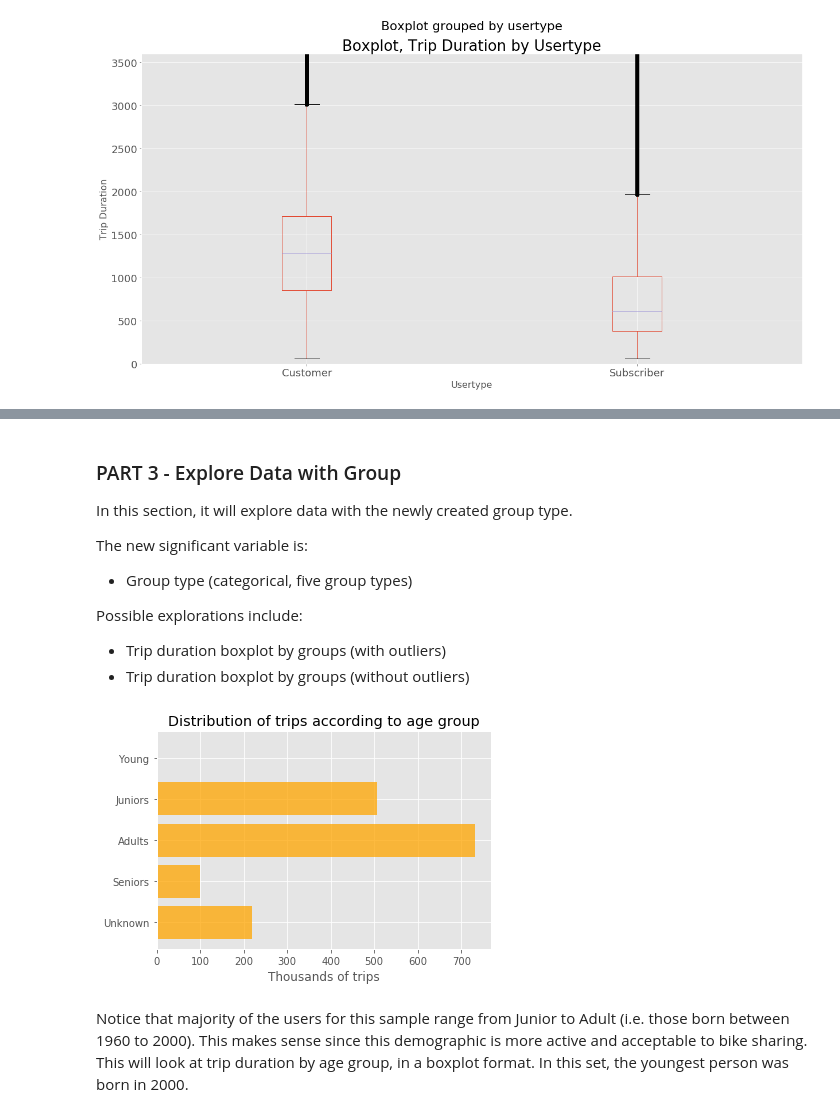
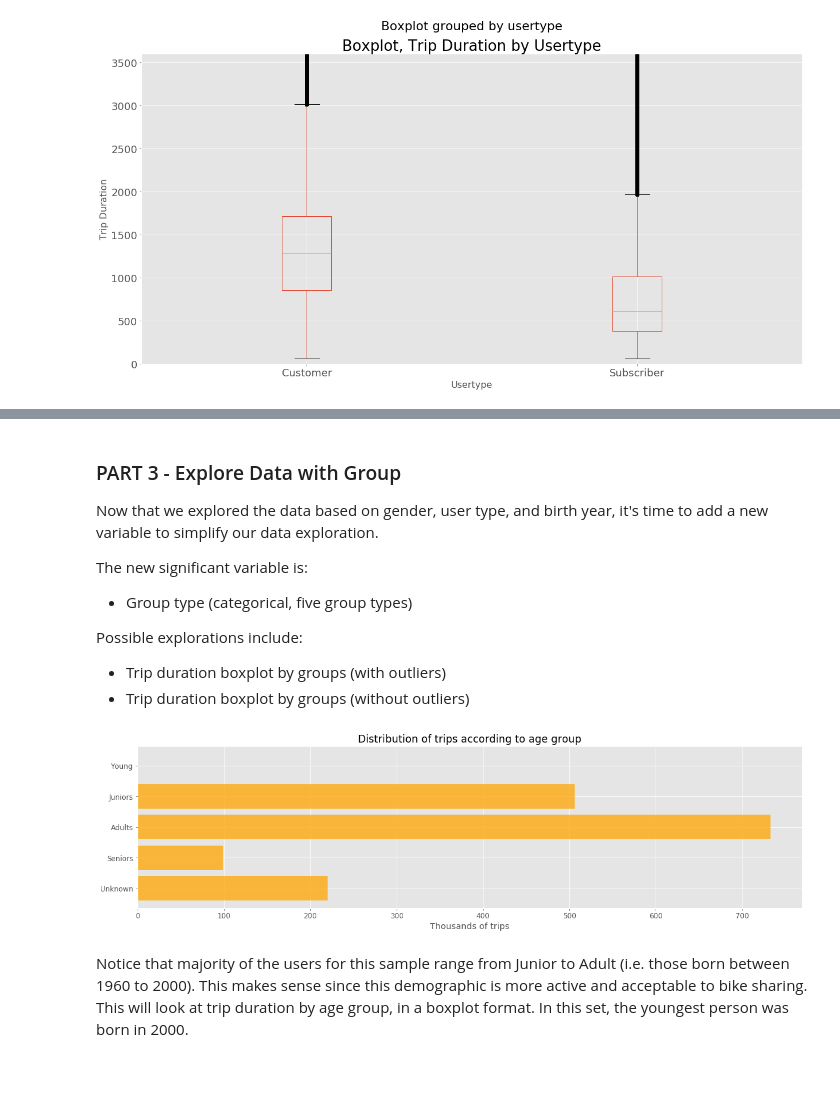
Before and after one commit to advanit/sb-submit, a Jupyter notebook: story.ipynb, the cells around one changed output, grey strips where cells are left out. Saved outputs shown, nothing was run; the diff lists cells and outputs as text; code cells hidden in the pictures; blank space fills up the shorter version.

```diff
--- a/story.ipynb
+++ b/story.ipynb
@@ -333,6 +381,6 @@ plt.show()
 # %% [markdown]
 ### PART 3 - Explore Data with Group
-In this section, it will explore data with the newly created group type.
+Now that we explored the data based on gender, user type, and birth year, it's time to add a new variable to simplify our data exploration.
 
 The new significant variable is:
 * Group type (categorical, five group types)
@@ -345,13 +393,15 @@ count_by_group = sample.groupby('agegroup')['agegroup'].count()
 x_pos=[0,1,2,3,4]
 agename=['Unknown', 'Seniors', 'Adults', 'Juniors', 'Young']
 # %%
+plt.rcParams.update({'font.size':12})
+plt.figure(figsize=(20,5))
 plt.barh(x_pos, count_by_group/1000, align = 'center', alpha = 0.75, color = 'orange')
 plt.yticks(x_pos, agename)
 plt.xlabel('Thousands of trips')
 plt.title('Distribution of trips according to age group')
 plt.show()
 # %% [output]
-[figure, old version]
+[figure, new version]
 # %% [markdown]
 Notice that majority of the users for this sample range from Junior to Adult (i.e. those born between 1960 to 2000).  This makes sense since this demographic is more active and acceptable to bike sharing.  This will look at trip duration by age group, in a boxplot format.  In this set, the youngest person was born in 2000.
 # %%
```
Also changed, not shown: parts of 14 cells of this notebook.
